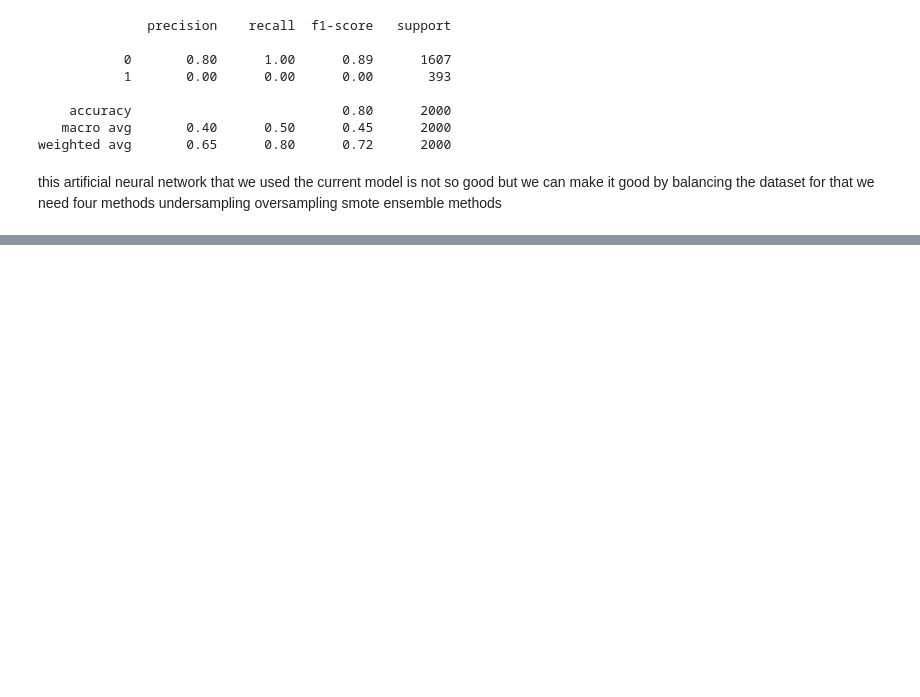
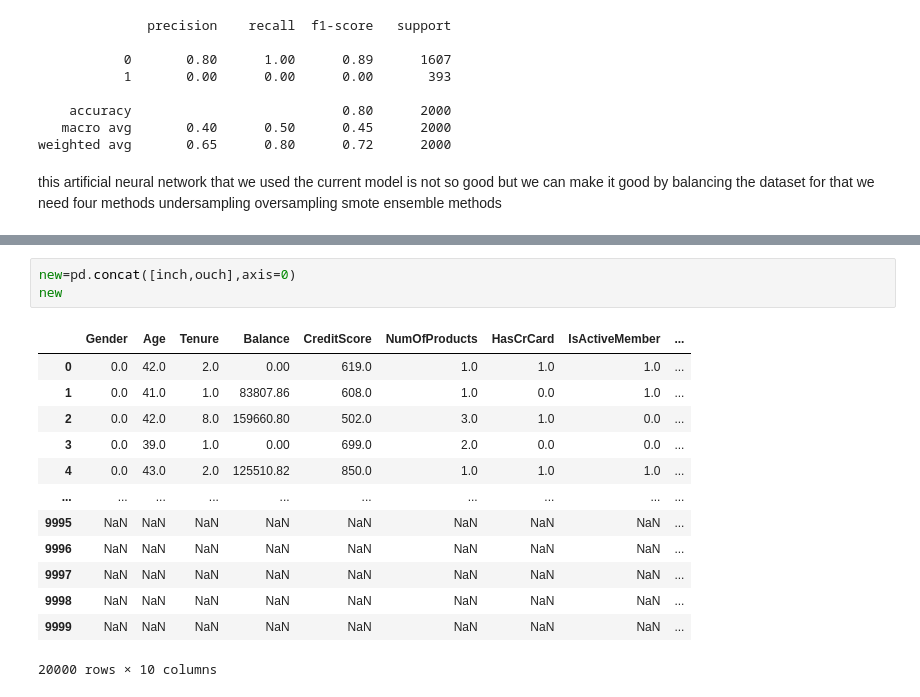
Before and after one commit to kailai-13/Neural_Networks_Hands_On, a Jupyter notebook: nnhandson.ipynb, the cells around one changed output, grey strips where cells are left out. Cells and saved outputs as stored; diff of their text form; blank space fills up the shorter version.

```diff
--- a/nnhandson.ipynb
+++ b/nnhandson.ipynb
@@ -169,0 +179,17 @@ ensemble methods
+# %%
+new=pd.concat([inch,ouch],axis=0)
+new
+# %% [output]
+|  | Gender | Age | Tenure | Balance | CreditScore | NumOfProducts | HasCrCard | IsActiveMember | ... |
+| 0 | 0.0 | 42.0 | 2.0 | 0.00 | 619.0 | 1.0 | 1.0 | 1.0 | ... |
+| 1 | 0.0 | 41.0 | 1.0 | 83807.86 | 608.0 | 1.0 | 0.0 | 1.0 | ... |
+| 2 | 0.0 | 42.0 | 8.0 | 159660.80 | 502.0 | 3.0 | 1.0 | 0.0 | ... |
+| 3 | 0.0 | 39.0 | 1.0 | 0.00 | 699.0 | 2.0 | 0.0 | 0.0 | ... |
+| 4 | 0.0 | 43.0 | 2.0 | 125510.82 | 850.0 | 1.0 | 1.0 | 1.0 | ... |
+| ... | ... | ... | ... | ... | ... | ... | ... | ... | ... |
+| 9995 | NaN | NaN | NaN | NaN | NaN | NaN | NaN | NaN | ... |
+| 9996 | NaN | NaN | NaN | NaN | NaN | NaN | NaN | NaN | ... |
+| 9997 | NaN | NaN | NaN | NaN | NaN | NaN | NaN | NaN | ... |
+| 9998 | NaN | NaN | NaN | NaN | NaN | NaN | NaN | NaN | ... |
+| 9999 | NaN | NaN | NaN | NaN | NaN | NaN | NaN | NaN | ... |
+20000 rows × 10 columns
```
Also changed, not shown: parts of 10 cells of this notebook, 1 other file.
